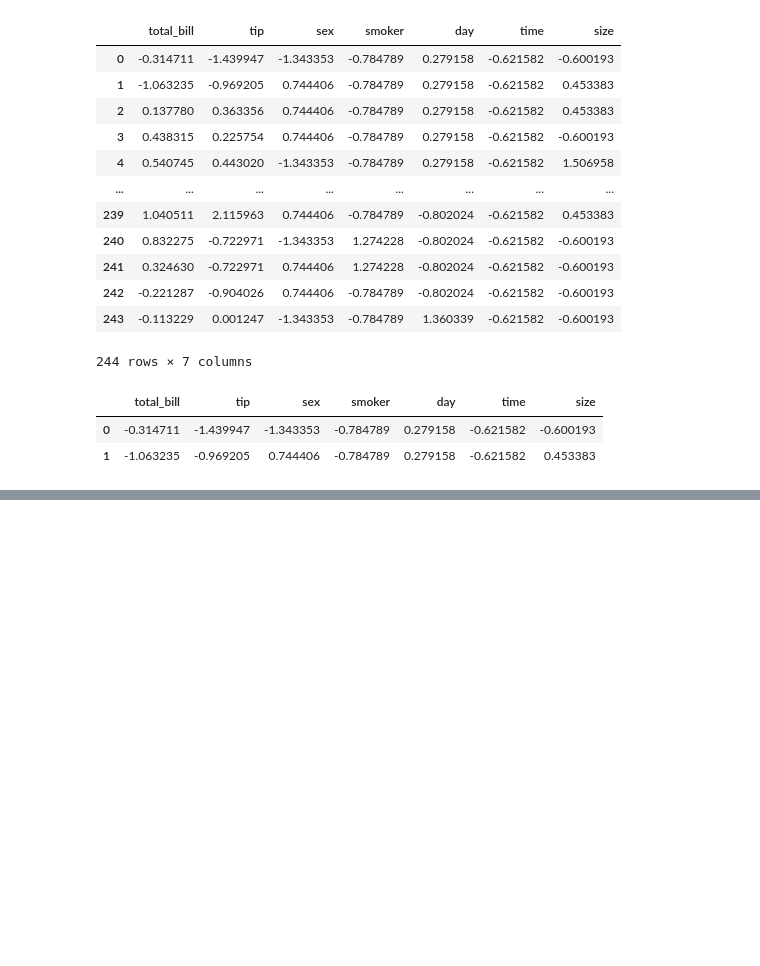
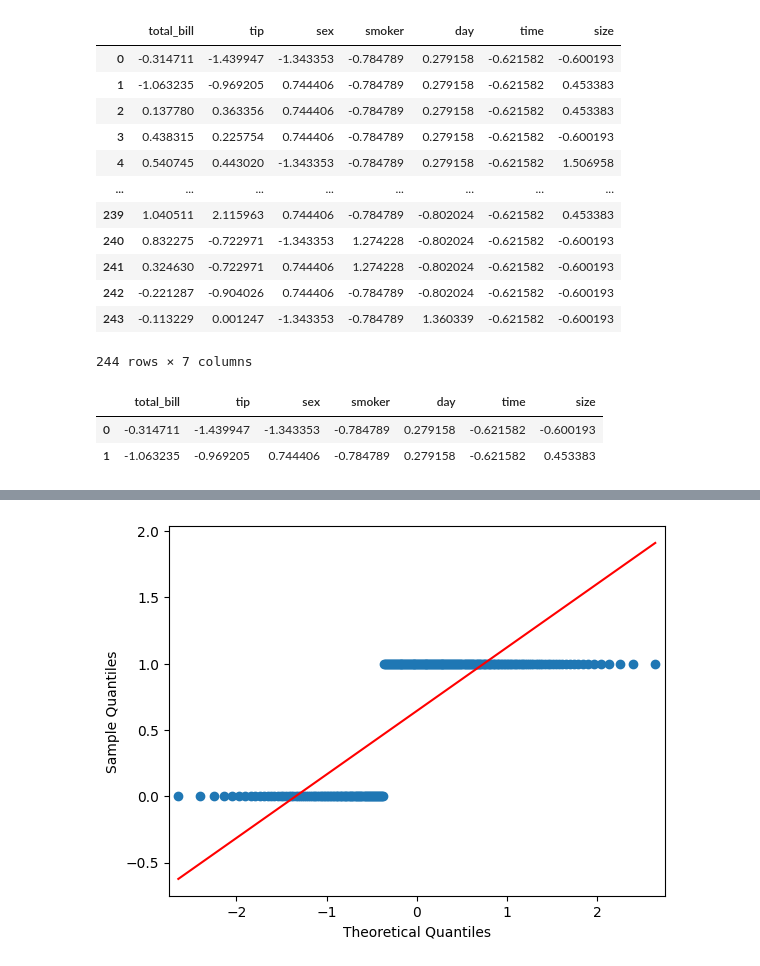
Before and after one commit to torettdom/mycode, a Jupyter notebook: AD_day17.ipynb, the cells around one changed output, grey strips where cells are left out. Drawn from its saved outputs; the diff is of its cells as text; code cells hidden in the pictures; blank space fills up the shorter version.

```diff
--- a/AD_day17.ipynb
+++ b/AD_day17.ipynb
@@ -216,0 +243,6 @@ scale_df.describe()
+# %%
+import statsmodels.api as sm
+sm.qqplot(df['sex'],line='s')
+plt.show()
+# %% [output]
+[figure, added]
```
Also changed, not shown: parts of 9 cells of this notebook.
